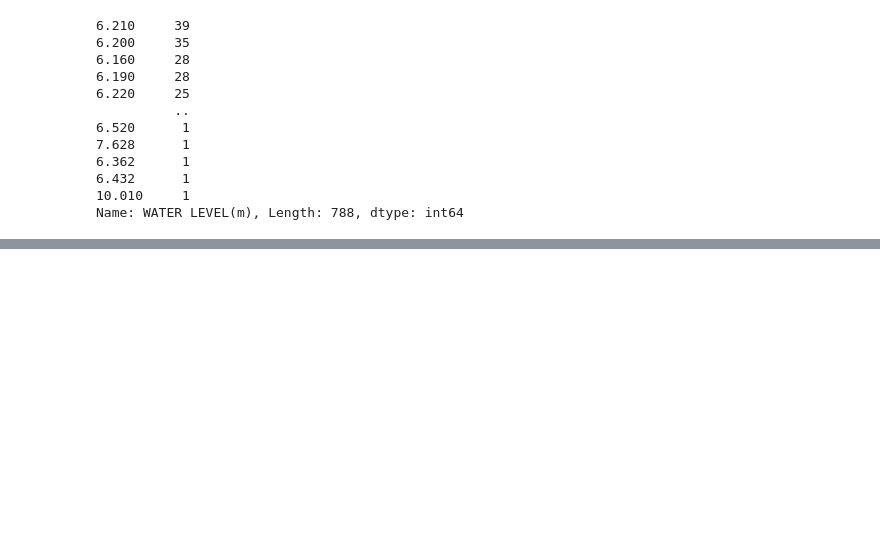
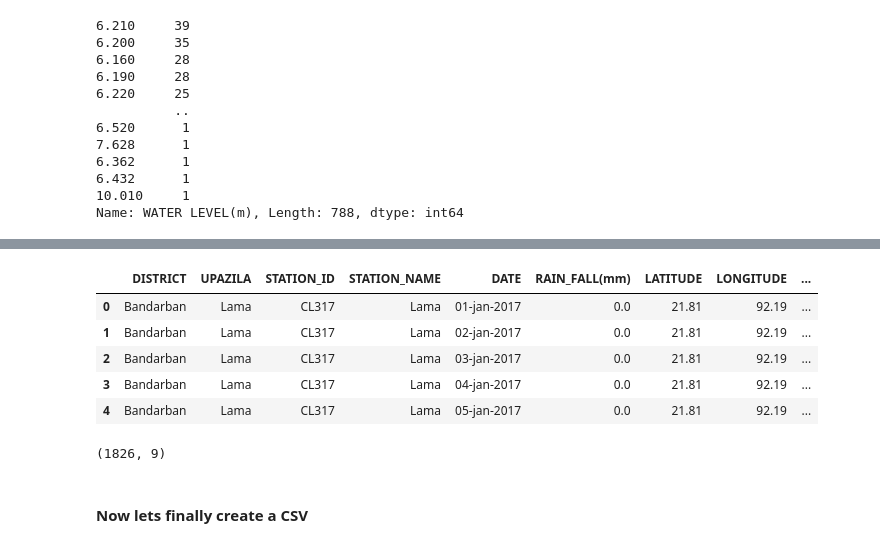
Before and after one commit to Salekeen/Flood-Detection, a Jupyter notebook: preprocessing.ipynb, the cells around one changed output, grey strips where cells are left out. Cells and saved outputs as stored; diff of their text form; code cells hidden in the pictures; blank space fills up the shorter version.

```diff
--- a/preprocessing.ipynb
+++ b/preprocessing.ipynb
@@ -150,0 +205,15 @@ Name: WATER LEVEL(m), Length: 788, dtype: int64
+# %%
+df.head()
+# %% [output]
+|  | DISTRICT | UPAZILA | STATION_ID | STATION_NAME | DATE | RAIN_FALL(mm) | LATITUDE | LONGITUDE | ... |
+| 0 | Bandarban | Lama | CL317 | Lama | 01-jan-2017 | 0.0 | 21.81 | 92.19 | ... |
+| 1 | Bandarban | Lama | CL317 | Lama | 02-jan-2017 | 0.0 | 21.81 | 92.19 | ... |
+| 2 | Bandarban | Lama | CL317 | Lama | 03-jan-2017 | 0.0 | 21.81 | 92.19 | ... |
+| 3 | Bandarban | Lama | CL317 | Lama | 04-jan-2017 | 0.0 | 21.81 | 92.19 | ... |
+| 4 | Bandarban | Lama | CL317 | Lama | 05-jan-2017 | 0.0 | 21.81 | 92.19 | ... |
+# %%
+df.shape
+# %% [output]
+(1826, 9)
+# %% [markdown]
+#### Now lets finally create a CSV
```
Also changed, not shown: parts of 15 cells of this notebook, 2 other files.
